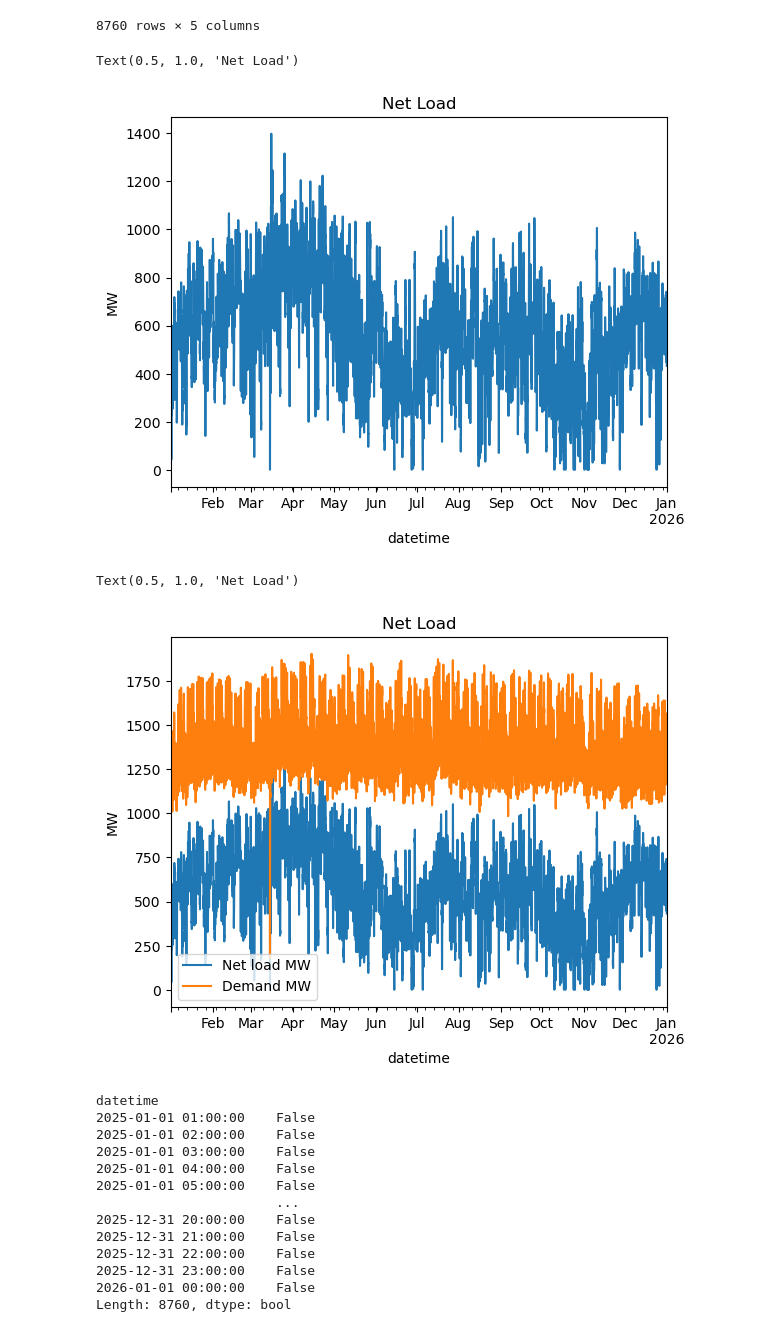
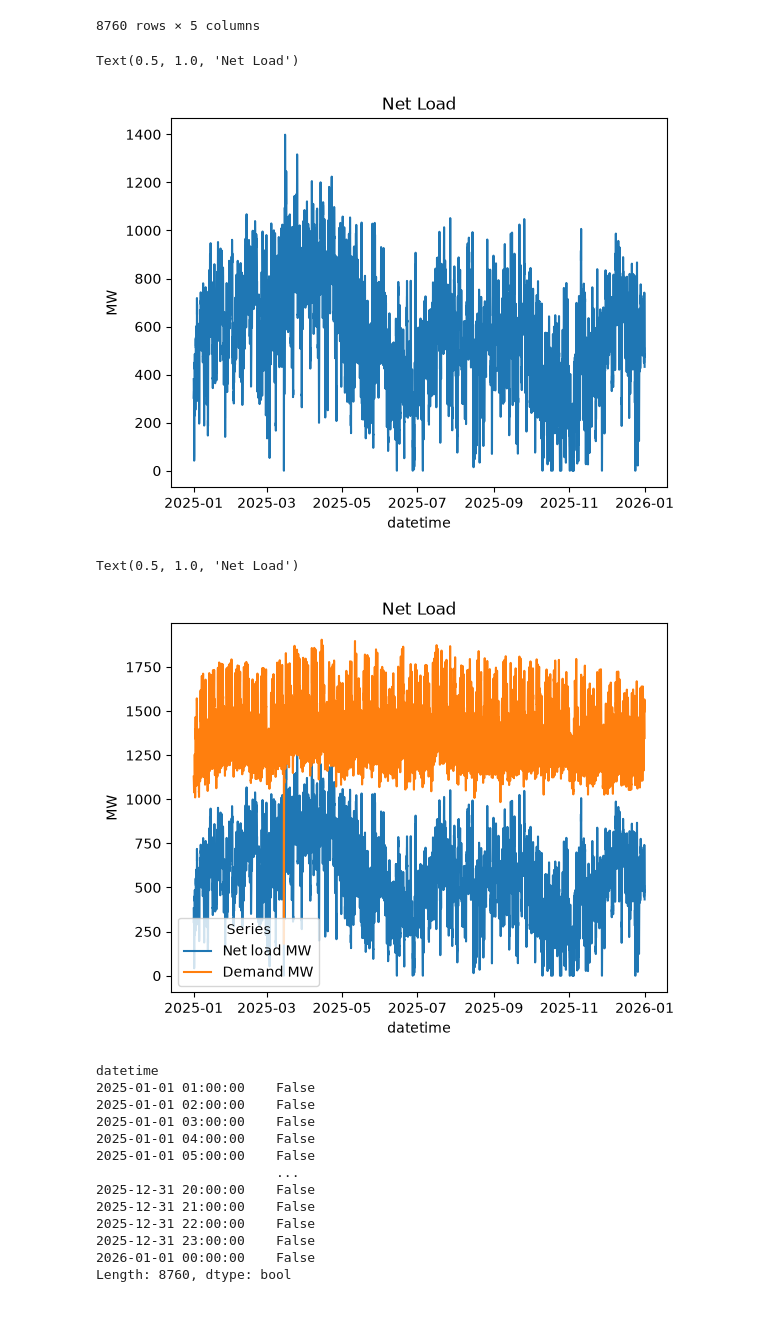
Before and after one commit to jorgeluisti07/RENEWABLE-SHARE-IN-PANAMA, a Jupyter notebook: RENEWABLES SHARE IN PANAMA.ipynb, the cells around one changed output. Drawn from its saved outputs; the diff is of its cells as text; code cells hidden in the pictures.

```diff
--- a/RENEWABLES SHARE IN PANAMA.ipynb
+++ b/RENEWABLES SHARE IN PANAMA.ipynb
@@ -5,7 +5,7 @@ import matplotlib.pyplot as plt
 import seaborn as sns
 import matplotlib.ticker as mtick
 # %%
-df = pd.read_csv("solar_eolica_hidro_horario_2025.csv", index_col="datetime", parse_dates=["datetime"])
+df = pd.read_csv("solar_eolica_hidro_horario_2025.xls", index_col="datetime", parse_dates=["datetime"])
 df
 # %% [output]
 |  | solar_mw_real | eolica_mw_real | hidro_mw_real |
@@ -120,21 +121,22 @@ df
 | 2026-01-01 00:00:00 | 0.0 | 107.3401 | 807.3754 | 1347.01 | 432.2945 |
 8760 rows × 5 columns
 # %%
-df["Net load MW"].plot()
+sns.lineplot(data=df.reset_index(), x="datetime", y="Net load MW")
 
 plt.ylabel("MW")
 plt.title ("Net Load")
 # %% [output]
 Text(0.5, 1.0, 'Net Load')
-[figure, old version]
+[figure, new version]
 # %%
-df[["Net load MW", "Demand MW"]].plot()
+plot_df = df.reset_index().melt(id_vars="datetime", value_vars=["Net load MW", "Demand MW"], var_name="Series", value_name="MW")
+sns.lineplot(data=plot_df, x="datetime", y="MW", hue="Series")
 
 plt.ylabel("MW")
 plt.title ("Net Load")
 # %% [output]
 Text(0.5, 1.0, 'Net Load')
-[figure, old version]
+[figure, new version]
 # %%
 check = df[ "Net load MW"] > df[ "Demand MW"]
 check
```
Also changed, not shown: parts of 2 cells of this notebook.
